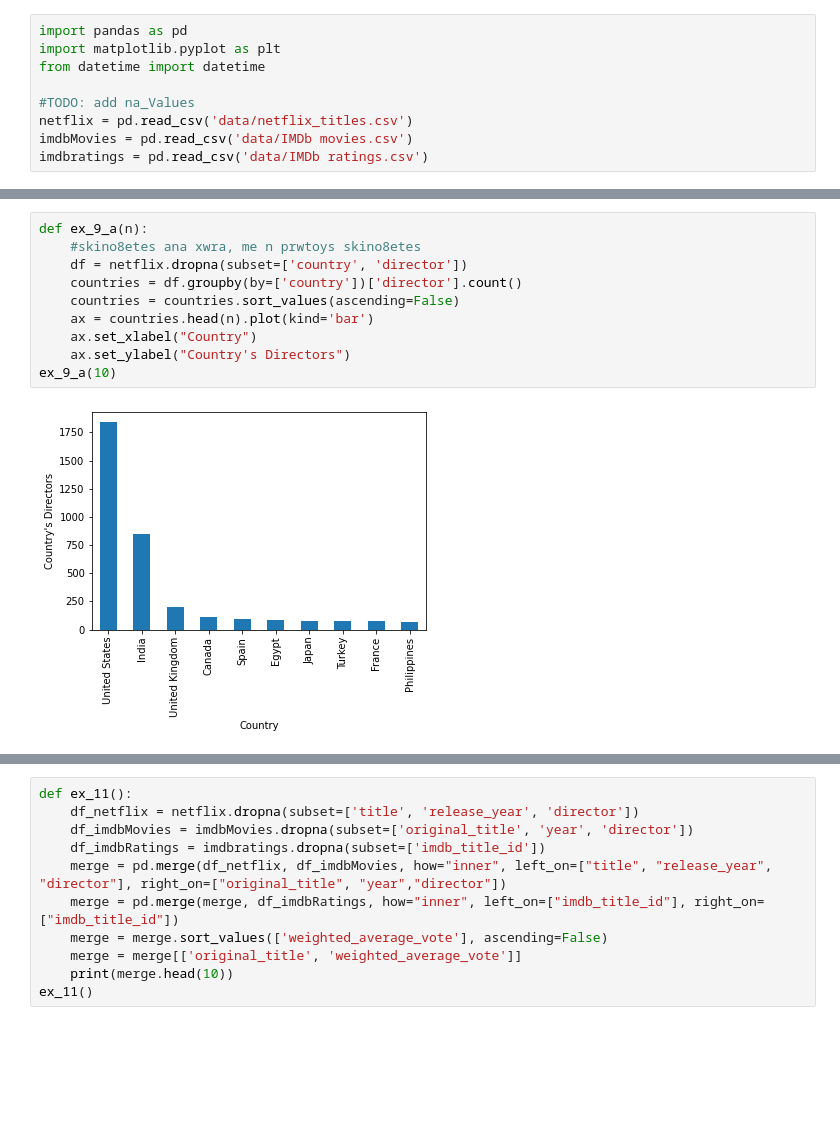
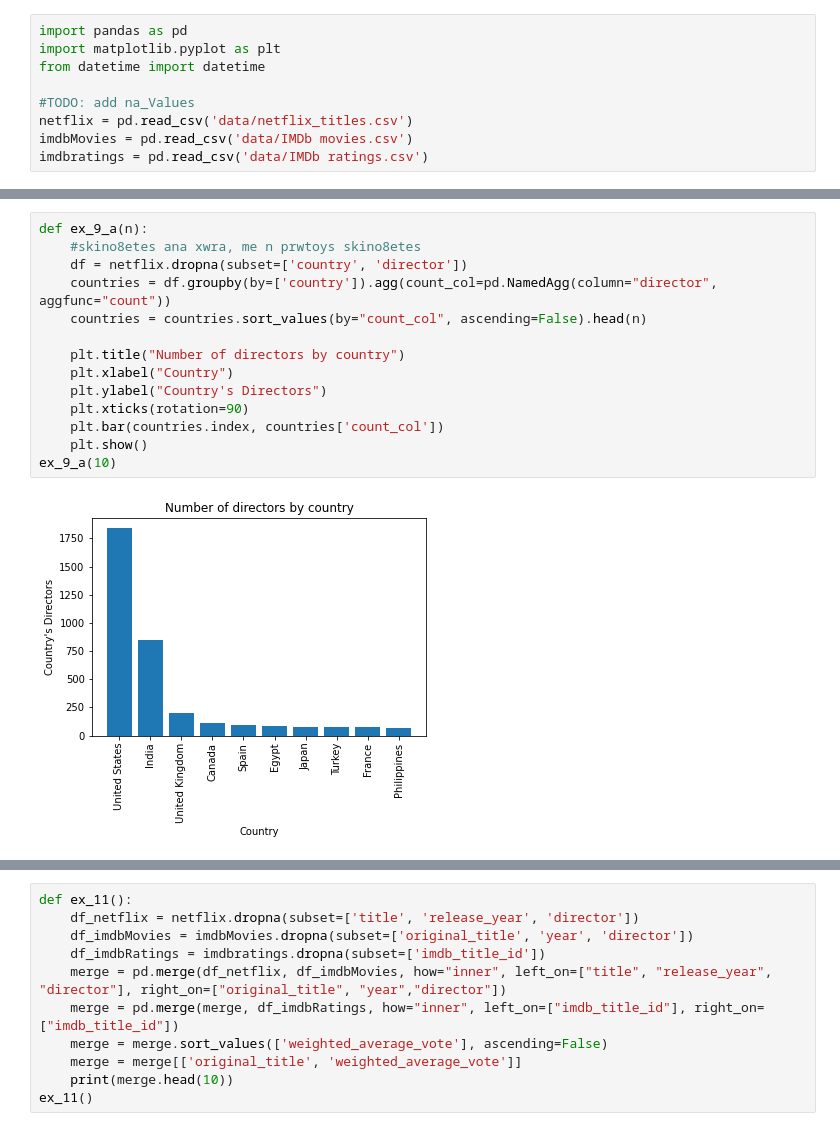
Before and after one commit to Uni-2018-n/tede_1, a Jupyter notebook: que_7-11.ipynb, the cells around one changed output, grey strips where cells are left out. Saved outputs shown, nothing was run; the diff lists cells and outputs as text; blank space fills up the shorter version.

```diff
--- a/que_7-11.ipynb
+++ b/que_7-11.ipynb
@@ -40,15 +47,19 @@ ex_8()
 # %%
 def ex_9_a(n):
     #skino8etes ana xwra, me n prwtoys skino8etes
     df = netflix.dropna(subset=['country', 'director'])
-    countries = df.groupby(by=['country'])['director'].count()
-    countries = countries.sort_values(ascending=False)
-    ax = countries.head(n).plot(kind='bar')
-    ax.set_xlabel("Country")
-    ax.set_ylabel("Country's Directors")
+    countries = df.groupby(by=['country']).agg(count_col=pd.NamedAgg(column="director", aggfunc="count"))
+    countries = countries.sort_values(by="count_col", ascending=False).head(n)
+
+    plt.title("Number of directors by country")
+    plt.xlabel("Country")
+    plt.ylabel("Country's Directors")
+    plt.xticks(rotation=90)
+    plt.bar(countries.index, countries['count_col'])
+    plt.show()
 ex_9_a(10)
 # %% [output]
-[figure, old version]
+[figure, new version]
 # %%
 def ex_9_b(n):
     #se poses xwres exei ftiaksei enas skino8eths tainia, me n prwtoyw skino8etes
```
Also changed, not shown: parts of 4 cells of this notebook.
